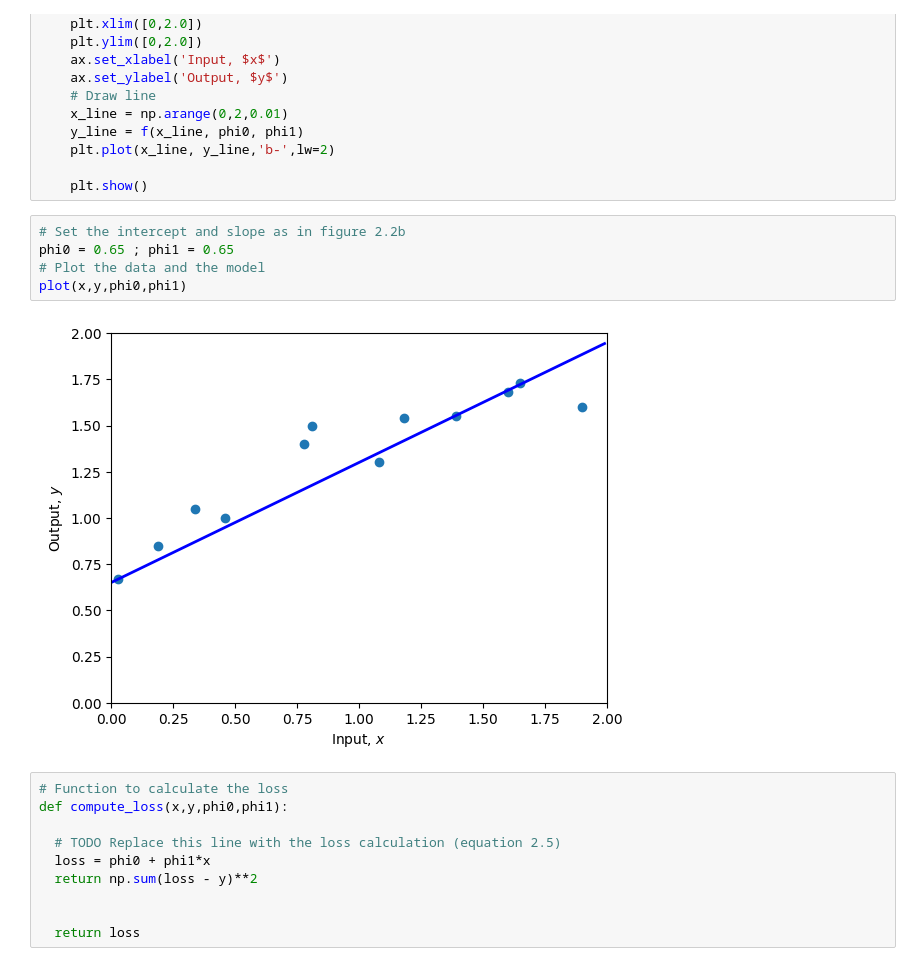
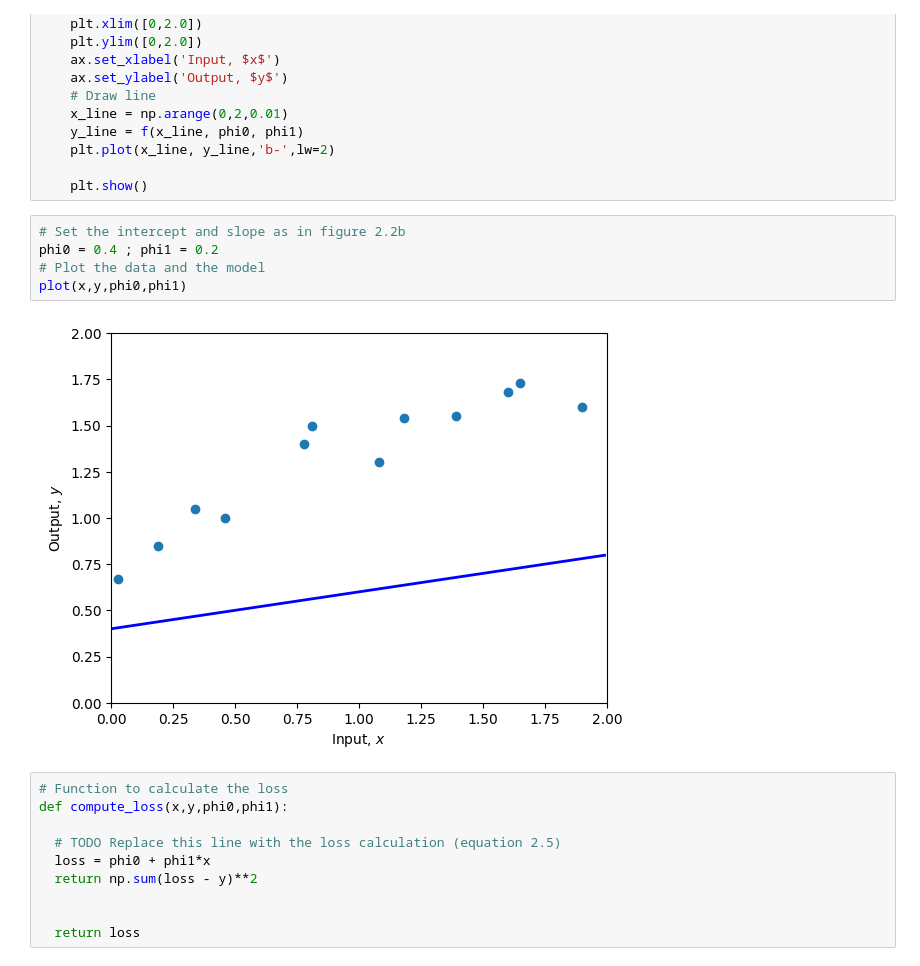
Before and after one commit to nguille0307/n8n-guille, a Jupyter notebook: Notebooks/Chap02/2_1_Supervised_Learning.ipynb, the cells around one changed output. Drawn from its saved outputs; the diff is of its cells as text.

```diff
--- a/Notebooks/Chap02/2_1_Supervised_Learning.ipynb
+++ b/Notebooks/Chap02/2_1_Supervised_Learning.ipynb
@@ -47,11 +47,11 @@ def plot(x, y, phi0, phi1):
     plt.show()
 # %%
 # Set the intercept and slope as in figure 2.2b
-phi0 = 0.65 ; phi1 = 0.65
+phi0 = 0.4 ; phi1 = 0.2
 # Plot the data and the model
 plot(x,y,phi0,phi1)
 # %% [output]
-[figure, old version]
+[figure, new version]
 # %%
 # Function to calculate the loss
 def compute_loss(x,y,phi0,phi1):
```
Also changed, not shown: parts of 4 cells of this notebook.
